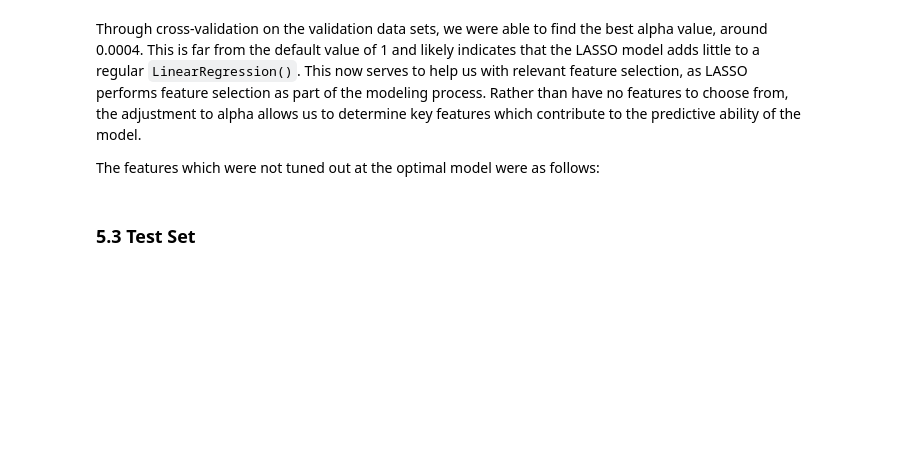
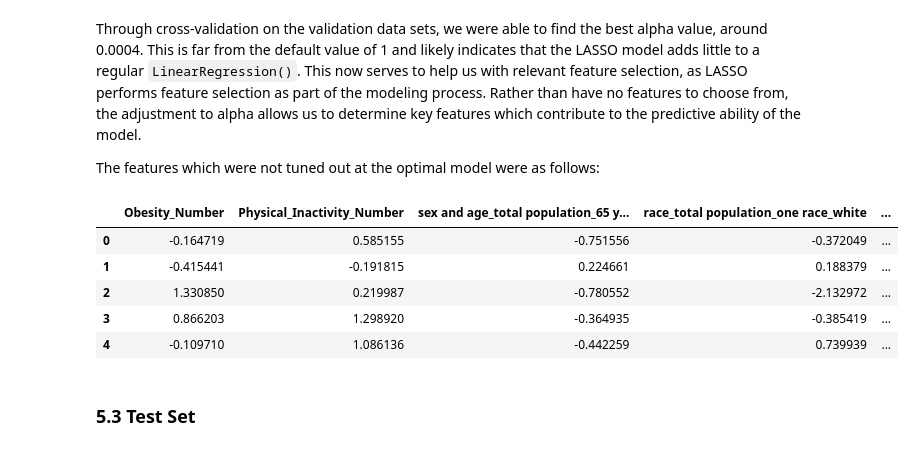
Before and after one commit to chasejstokes/CSS_Project2_Team7_Fall2022, a Jupyter notebook: Project 2 Students.ipynb, the cells around one changed output. Drawn from its saved outputs; the diff is of its cells as text; code cells hidden in the pictures; blank space fills up the shorter version.

```diff
--- a/Project 2 Students.ipynb
+++ b/Project 2 Students.ipynb
@@ -468,7 +456,16 @@ Through cross-validation on the validation data sets, we were able to find the b
 
 The features which were not tuned out at the optimal model were as follows:
 # %%
-### TODO
+#df1 = df.loc[:, arr]
+X_featureselection = X.loc[:, lasso_model.coef_ != 0]
+X_featureselection.head(5)
+# %% [output]
+|  | Obesity_Number | Physical_Inactivity_Number | sex and age_total population_65 y... | race_total population_one race_white | ... |
+| 0 | -0.164719 | 0.585155 | -0.751556 | -0.372049 | ... |
+| 1 | -0.415441 | -0.191815 | 0.224661 | 0.188379 | ... |
+| 2 | 1.330850 | 0.219987 | -0.780552 | -2.132972 | ... |
+| 3 | 0.866203 | 1.298920 | -0.364935 | -0.385419 | ... |
+| 4 | -0.109710 | 1.086136 | -0.442259 | 0.739939 | ... |
 # %% [markdown]
 ### 5.3 Test Set
 # %% [markdown]
```
Also changed, not shown: parts of 8 cells of this notebook.
